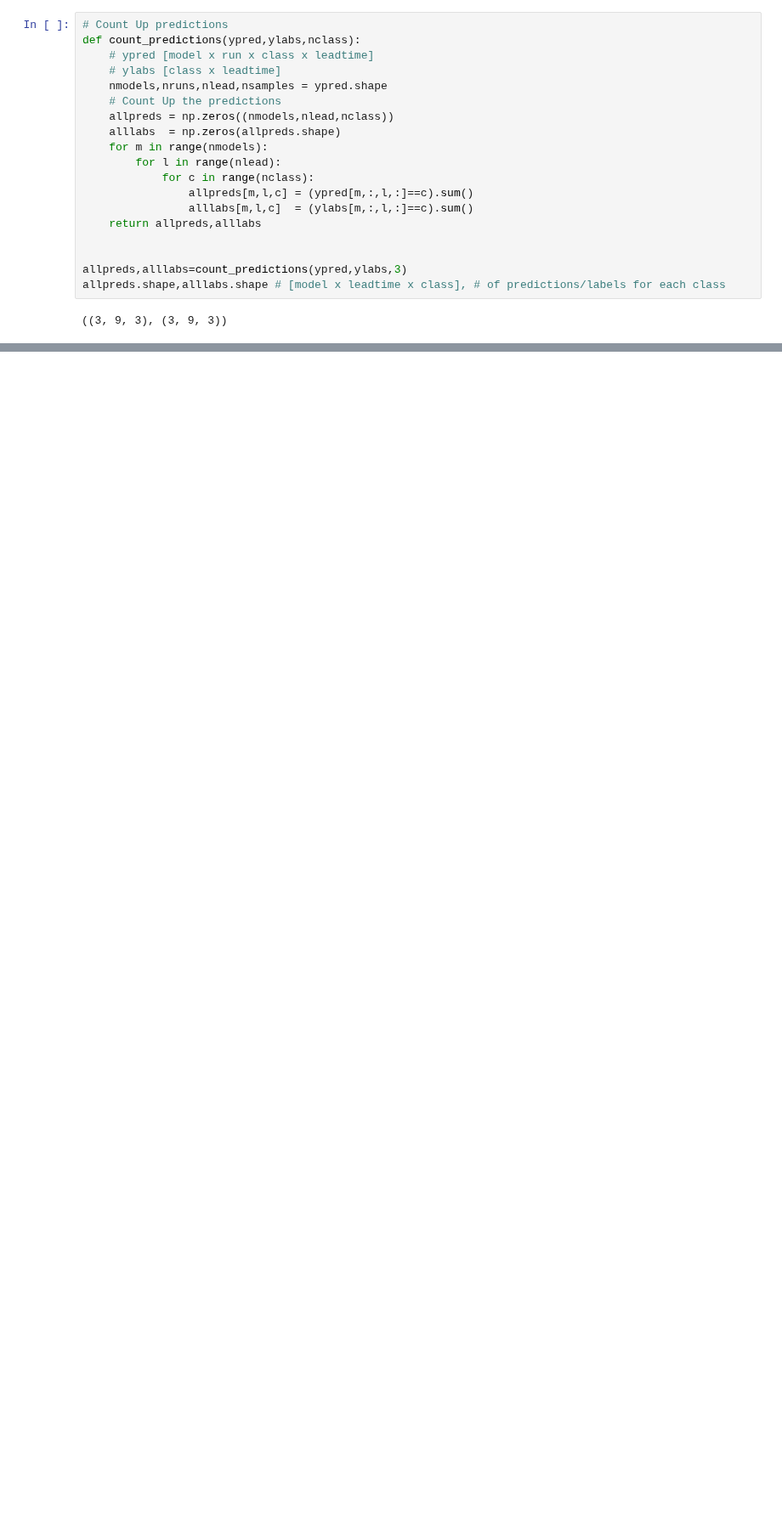
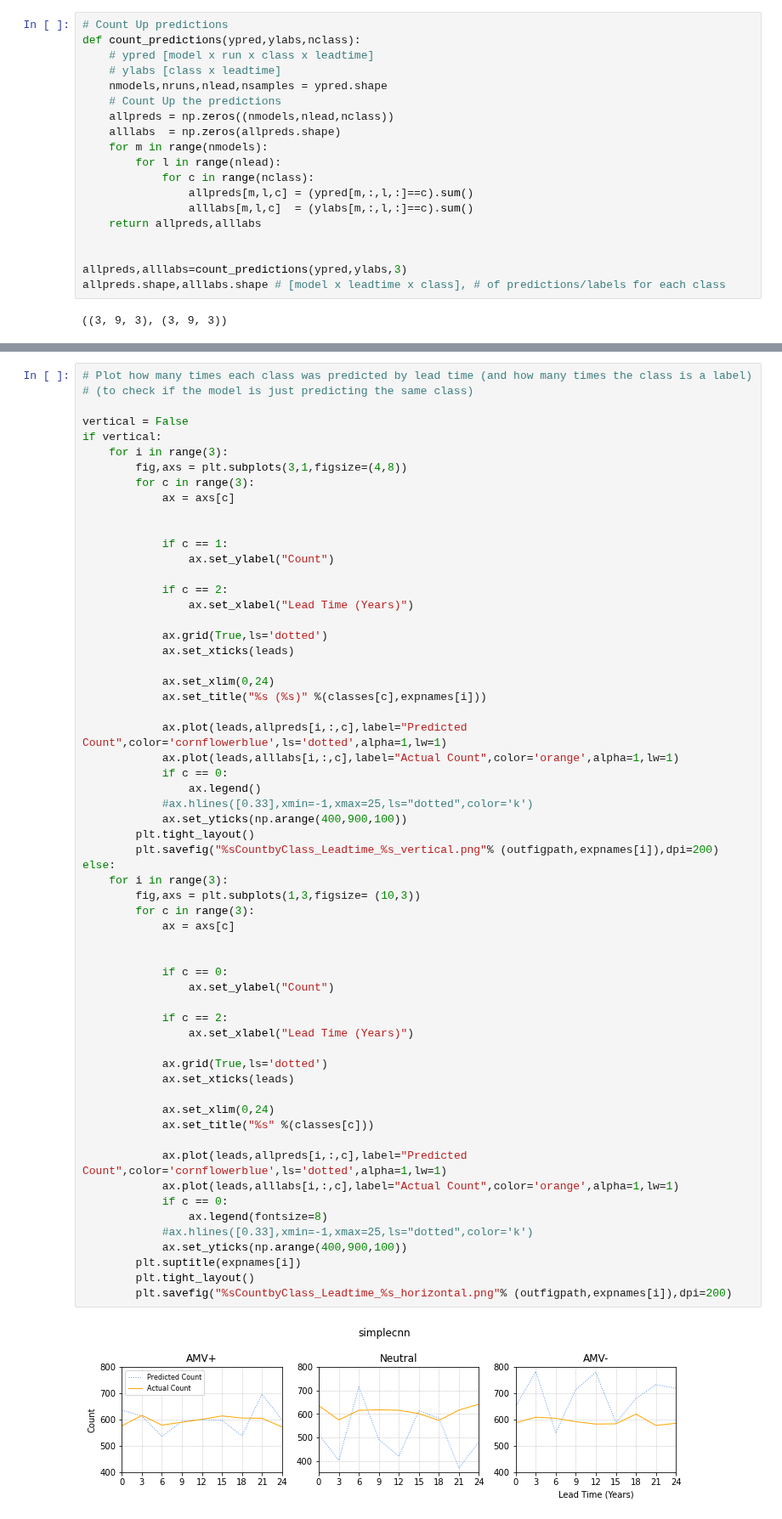
Before and after one commit to glennliu265/predict_amv, a Jupyter notebook: Analysis/viz_Classification_10runresults.ipynb, the cells around one changed output, grey strips where cells are left out. Shown at 85% size. Cells and saved outputs as stored; diff of their text form; blank space fills up the shorter version.

```diff
--- a/Analysis/viz_Classification_10runresults.ipynb
+++ b/Analysis/viz_Classification_10runresults.ipynb
@@ -276,0 +290,62 @@ plt.savefig("%sTotalPredAcc.png"%outfigpath,dpi=200)
+# %%
+# Plot how many times each class was predicted by lead time (and how many times the class is a label)
+# (to check if the model is just predicting the same class)
+
+vertical = False
+if vertical:
+    for i in range(3):
+        fig,axs = plt.subplots(3,1,figsize=(4,8))
+        for c in range(3):
+            ax = axs[c]
+
+
+            if c == 1:
+                ax.set_ylabel("Count")
+
+            if c == 2:
+                ax.set_xlabel("Lead Time (Years)")
+
+            ax.grid(True,ls='dotted')
+            ax.set_xticks(leads)
+
+            ax.set_xlim(0,24)
+            ax.set_title("%s (%s)" %(classes[c],expnames[i]))
+
+            ax.plot(leads,allpreds[i,:,c],label="Predicted Count",color='cornflowerblue',ls='dotted',alpha=1,lw=1)
+            ax.plot(leads,alllabs[i,:,c],label="Actual Count",color='orange',alpha=1,lw=1)
+            if c == 0:
+                ax.legend()
+            #ax.hlines([0.33],xmin=-1,xmax=25,ls="dotted",color='k')
+            ax.set_yticks(np.arange(400,900,100))
+        plt.tight_layout()
+        plt.savefig("%sCountbyClass_Leadtime_%s_vertical.png"% (outfigpath,expnames[i]),dpi=200)
+else:
+    for i in range(3):
+        fig,axs = plt.subplots(1,3,figsize= (10,3))
+        for c in range(3):
+            ax = axs[c]
+
+
+            if c == 0:
+                ax.set_ylabel("Count")
+
+            if c == 2:
+                ax.set_xlabel("Lead Time (Years)")
+
+            ax.grid(True,ls='dotted')
+            ax.set_xticks(leads)
+
+            ax.set_xlim(0,24)
+            ax.set_title("%s" %(classes[c]))
+
+            ax.plot(leads,allpreds[i,:,c],label="Predicted Count",color='cornflowerblue',ls='dotted',alpha=1,lw=1)
+            ax.plot(leads,alllabs[i,:,c],label="Actual Count",color='orange',alpha=1,lw=1)
+            if c == 0:
+                ax.legend(fontsize=8)
+            #ax.hlines([0.33],xmin=-1,xmax=25,ls="dotted",color='k')
+            ax.set_yticks(np.arange(400,900,100))
+        plt.suptitle(expnames[i])
+        plt.tight_layout()
+        plt.savefig("%sCountbyClass_Leadtime_%s_horizontal.png"% (outfigpath,expnames[i]),dpi=200)
+# %% [output]
+[figure, added]
```
Also changed, not shown: parts of 13 cells of this notebook.
